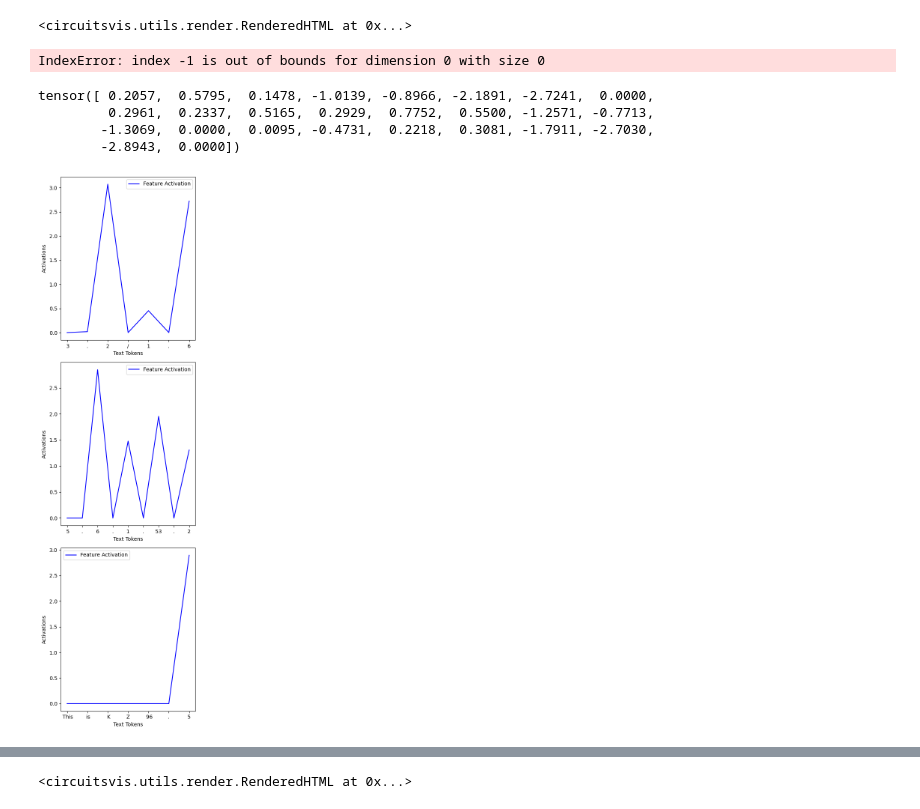
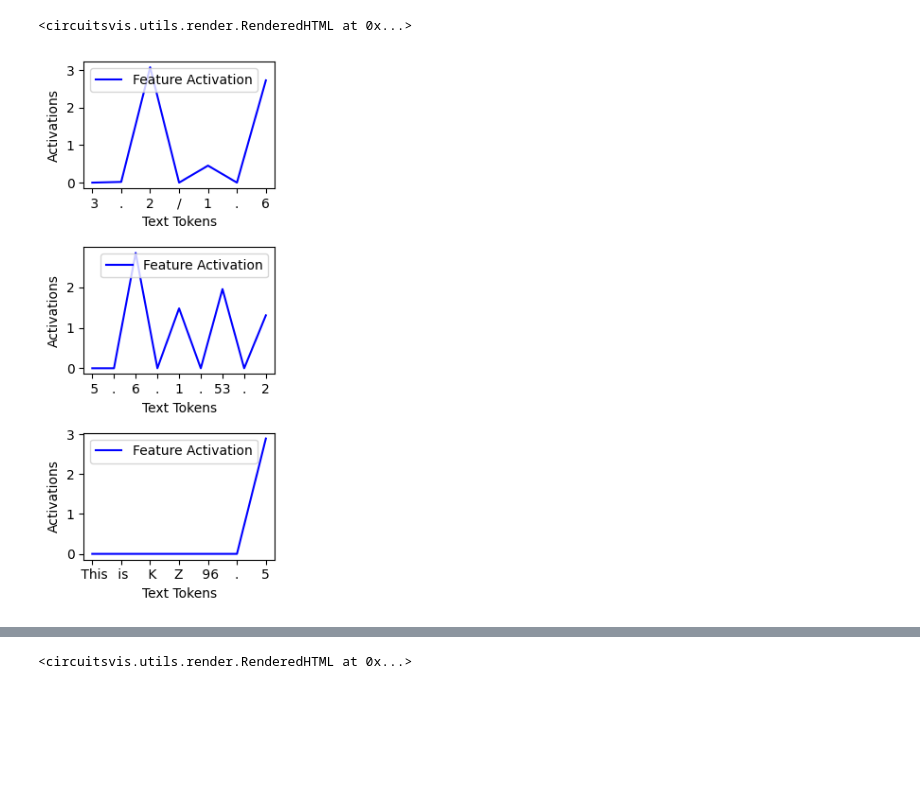
Before and after one commit to migerovitch/sparse_coding, a Jupyter notebook: minimal_feature_interp.ipynb, the cells around one changed output, grey strips where cells are left out. Cells and saved outputs as stored; diff of their text form; code cells hidden in the pictures; blank space fills up the shorter version.

Commit message:
updated plots

```diff
--- a/minimal_feature_interp.ipynb
+++ b/minimal_feature_interp.ipynb
@@ -441,18 +441,6 @@ MCS: 0.9781858921051025
 ablate_text(text_list, best_feature, model)
 # %% [output]
 <circuitsvis.utils.render.RenderedHTML at 0x...>
-# %%
-split_act_lists
-last_token_activation = [act_list[-1] for act_list in split_act_lists]
-# %% [output]
-IndexError: index -1 is out of bounds for dimension 0 with size 0
-# %%
-ablated_act_list
-# %% [output]
-tensor([ 0.2057,  0.5795,  0.1478, -1.0139, -0.8966, -2.1891, -2.7241,  0.0000,
-         0.2961,  0.2337,  0.5165,  0.2929,  0.7752,  0.5500, -1.2571, -0.7713,
-        -1.3069,  0.0000,  0.0095, -0.4731,  0.2218,  0.3081, -1.7911, -2.7030,
-        -2.8943,  0.0000])
 # %%
 custom_text = [
     " 3.2/1.6",
@@ -473,34 +461,39 @@ split_text_lists = [text_display_list[i:j] for i, j in zip([0]+[idx+1 for idx in
 # Similarly, split act_list. Since there's a one-to-one correspondence between text_list and act_list
 split_act_lists = [act_list[i:j] for i, j in zip([0]+[idx+1 for idx in split_indices], split_indices+[None])][:-1]
 
 split_ablated_act_lists = [ablated_act_list[i:j] for i, j in zip([0]+[idx+1 for idx in split_indices], split_indices+[None])][:-1]
+
+#Save split_text/act/ablated
+import pickle
+with open(f"images/feature_activation_and_ablated_{best_feature}.pkl", "wb") as f:
+    pickle.dump((split_text_lists, split_act_lists, split_ablated_act_lists), f)
 import matplotlib.pyplot as plt
 invisible_char = '\u200B'
 
 nrows = len(split_text_lists)
-fig, axes = plt.subplots(nrows=nrows, figsize=(5, 5*nrows))
+fig, axes = plt.subplots(nrows=nrows, figsize=(3, 2*nrows))
 # Iterate through both split lists and plot them
 for text_ind in range(nrows):
 # for text_seq, act_seq in zip(split_text_lists, split_act_lists):
     ax = axes[text_ind]
     text_seq = split_text_lists[text_ind]
     act_seq = split_act_lists[text_ind]
     # ablated_act_seq = split_ablated_act_lists[text_ind]
     # Modify the text_seq to add the invisible character
     modified_text_seq = [text + invisible_char*i for i, text in enumerate(text_seq)]
     # plt.figure(figsize=(3, 3))  # Create a new figure for each text sequence
     # Color is blue and labeled "activation"
     ax.plot(modified_text_seq, act_seq, color='b', label='Feature Activation')
     # ax.plot(modified_text_seq, ablated_act_seq, color='r', label='Ablated Activation-diff of last token')
     ax.legend()  # Show the legend
     ax.set_xlabel("Text Tokens")
     ax.set_ylabel("Activations")
 
 # Adjust layout for better display
 plt.tight_layout()
 plt.subplots_adjust(right=0.85)
 plt.show()
 # %% [output]
-[figure, old version]
+[figure, new version]
 # %%
 nrows = len(split_text_lists)
```
Also changed, not shown: parts of 1 cell of this notebook, 3 other files.
